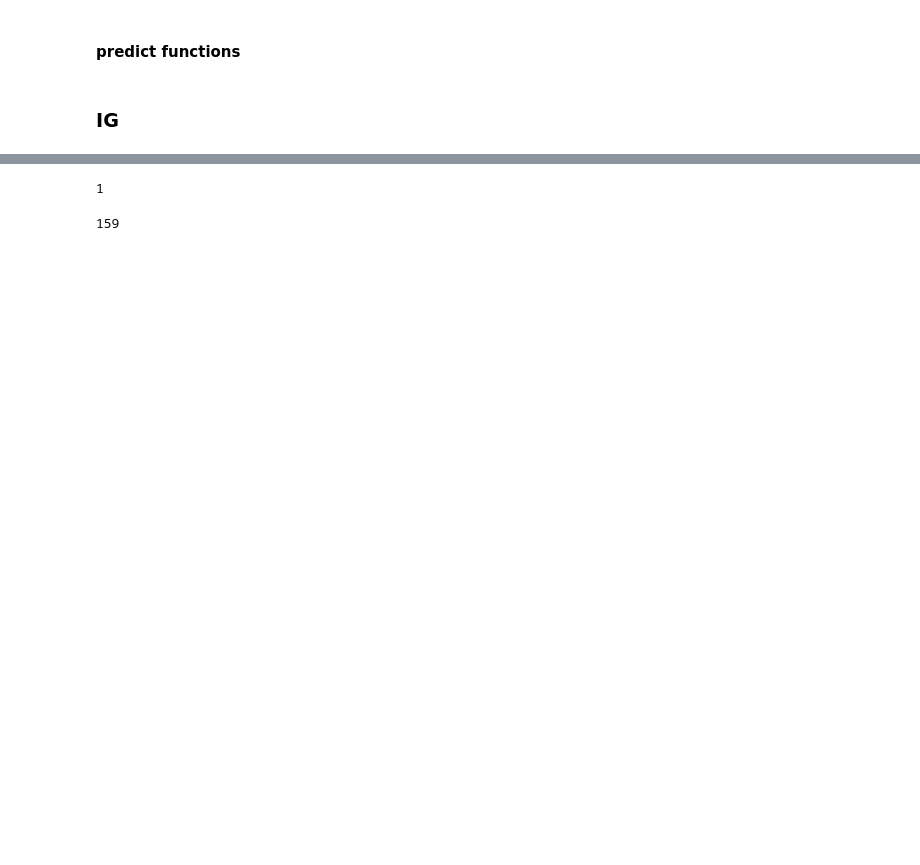
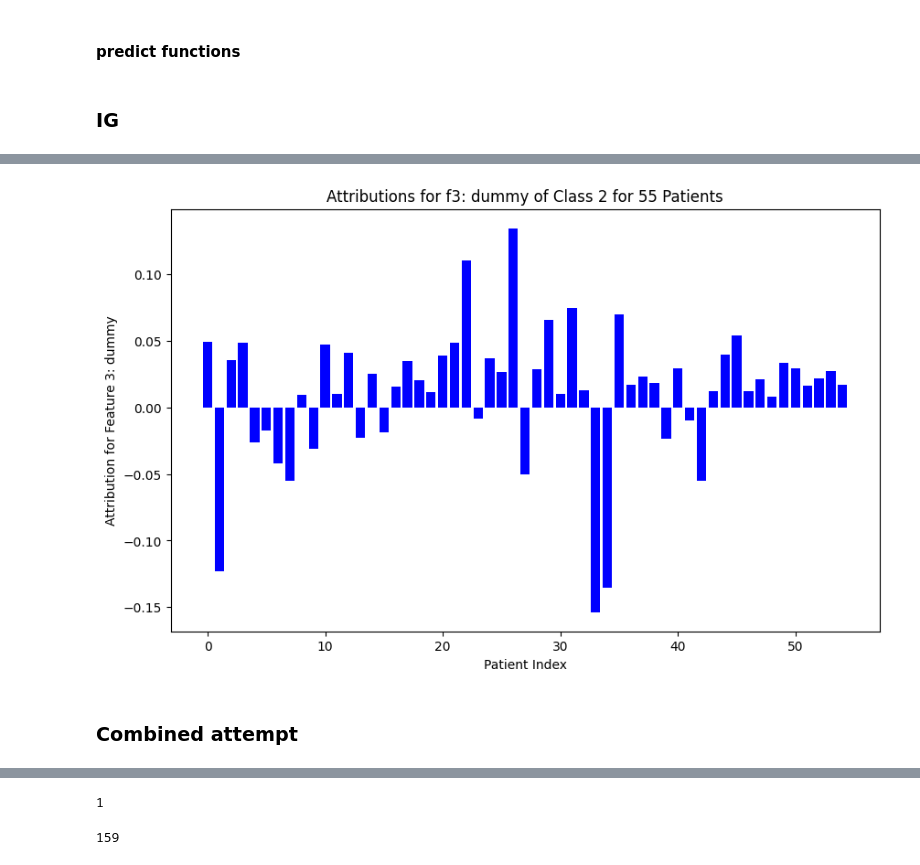
Before and after one commit to Osama00112/RNN-AD_python3, a Jupyter notebook: captum_2.ipynb, the cells around one changed output, grey strips where cells are left out. Drawn from its saved outputs; the diff is of its cells as text; code cells hidden in the pictures; blank space fills up the shorter version.

```diff
--- a/captum_2.ipynb
+++ b/captum_2.ipynb
@@ -118,0 +284,14 @@ integrated_gradients = IntegratedGradients(model)
+# %%
+import pickle
+
+loaded_duration = 80
+loaded_target_index_2 = 2
+
+# load ret
+with open(f'MyData/ret2/ret_{loaded_duration}_{loaded_target_index_2}.pickle', 'rb') as pickle_file:
+    ret = pickle.load(pickle_file)
+
+with open(f'MyData/attr2/attributions_{loaded_duration}_{loaded_target_index_2}.pickle', 'rb') as pickle_file:
+    my_dict = pickle.load(pickle_file)
+
+attributions = my_dict
@@ -118,0 +368,44 @@ integrated_gradients = IntegratedGradients(model)
+# %%
+import matplotlib.pyplot as plt
+
+def plot_feature_attributions(feature_index, num_patients, class_index,
+                              divided_attributions, feature_name, isShow=True):
+    # Extract attributions for the specified class index and feature index
+    attributions = divided_attributions[class_index]
+
+    if num_patients == -1:
+        num_patients = len(attributions)
+
+    # Extract the feature attributions for the specified feature index
+    feature_attributions = [attribution['attribution_data']['cat'][1][0][0][feature_index].numpy() for attribution in attributions[:num_patients]]
+
+    feature_mean = np.mean(feature_attributions)
+    feature_std = np.std(feature_attributions)
+
+    # Create a bar plot
+    plt.figure(figsize=(10, 6))
+    for i, attribution in enumerate(feature_attributions):
+        plt.bar(i, attribution, color='blue')
+    plt.xlabel('Patient Index')
+    plt.ylabel(f'Attribution for Feature {feature_index}: {feature_name}')
+    plt.title(f'Attributions for f{feature_index}: {feature_name} of Class {class_index} for {num_patients} Patients')
+
+    if isShow:
+        plt.show()
+
+    plt.savefig(f'MyData/plots/{loaded_duration}/target_{loaded_target_index_2}/attr_C{class_index}_f{feature_index}.png')
+
+    return feature_mean, feature_std
+
+# Example usage
+feature_index = 3  # Change this to the desired feature index
+num_patients = -1  # Change this to -1 to include all patients, otherwise specify a number
+class_index = 2  # Change this to the desired class index
+
+feature_mean, feature_std = \
+    plot_feature_attributions(feature_index, num_patients, \
+        class_index, divided_attributions, "dummy", False)
+# %% [output]
+[figure, added]
+# %% [markdown]
+### Combined attempt
```
Also changed, not shown: parts of 43 cells of this notebook, 11 other files.
